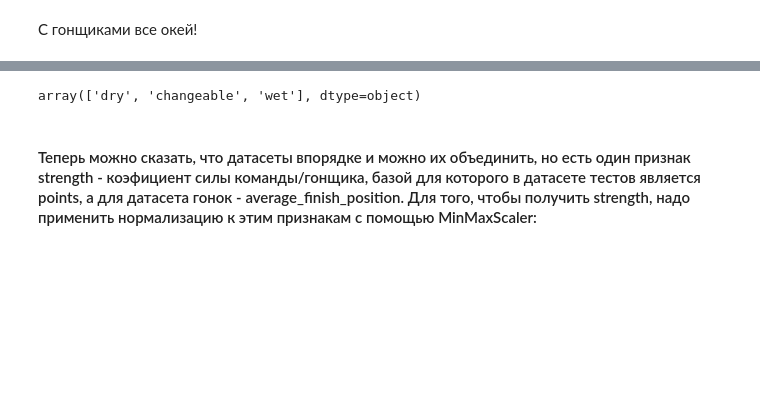
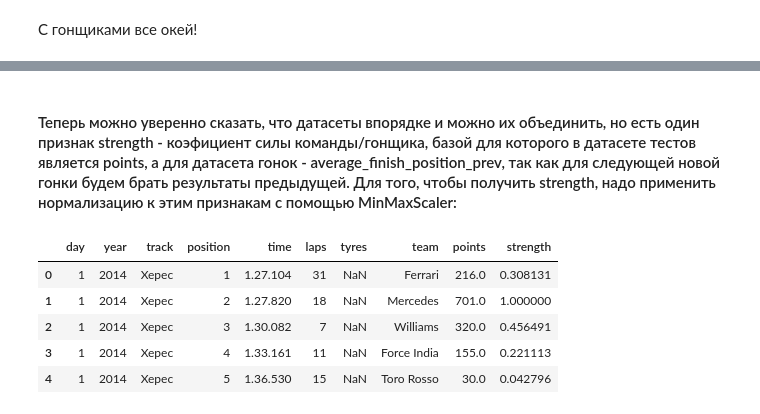
Before and after one commit to AndrewLrrr/f1-guru, a Jupyter notebook: f1-guru.ipynb, the cells around one changed output, grey strips where cells are left out. Cells and saved outputs as stored; diff of their text form; code cells hidden in the pictures; blank space fills up the shorter version.

```diff
--- a/f1-guru.ipynb
+++ b/f1-guru.ipynb
@@ -411,3 +368,0 @@ def fix_tyres_type(name):
-# %%
-df_testing.tyres = df_testing.tyres.apply(fix_tyres_type)
-df_testing[df_testing.tyres.notnull()].tyres.unique()
@@ -439,7 +369,2 @@ def fix_weather(name):
-# %%
-df_racing.weather = df_racing.weather.apply(fix_weather)
-df_racing.weather.unique()
-# %% [output]
-array(['dry', 'changeable', 'wet'], dtype=object)
 # %% [markdown]
-#### Теперь можно сказать, что датасеты впорядке и можно их объединить, но есть один признак strength -  коэфициент силы команды/гонщика, базой для которого в датасете тестов является points, а для датасета гонок - average_finish_position. Для того, чтобы получить strength, надо применить нормализацию к этим признакам с помощью MinMaxScaler:
+#### Теперь можно уверенно сказать, что датасеты впорядке и можно их объединить, но есть один признак strength -  коэфициент силы команды/гонщика, базой для которого в датасете тестов является points, а для датасета гонок - average_finish_position_prev, так как для следующей новой гонки будем брать результаты предыдущей. Для того, чтобы получить strength, надо применить нормализацию к этим признакам с помощью MinMaxScaler:
@@ -445,0 +373,16 @@ array(['dry', 'changeable', 'wet'], dtype=object)
+# %%
+df_testing['strength'] = 0.0
+# %%
+for year in df_testing.year.unique():
+    scaler = MinMaxScaler()
+    scaled = scaler.fit_transform(df_testing['points'][df_testing.year == year].values.reshape(-1, 1))
+    df_testing.loc[df_testing.year == year, 'strength'] = scaled
+# %%
+df_testing.head()
+# %% [output]
+|  | day | year | track | position | time | laps | tyres | team | points | strength |
+| 0 | 1 | 2014 | Херес | 1 | 1.27.104 | 31 | NaN | Ferrari | 216.0 | 0.308131 |
+| 1 | 1 | 2014 | Херес | 2 | 1.27.820 | 18 | NaN | Mercedes | 701.0 | 1.000000 |
+| 2 | 1 | 2014 | Херес | 3 | 1.30.082 | 7 | NaN | Williams | 320.0 | 0.456491 |
+| 3 | 1 | 2014 | Херес | 4 | 1.33.161 | 11 | NaN | Force India | 155.0 | 0.221113 |
+| 4 | 1 | 2014 | Херес | 5 | 1.36.530 | 15 | NaN | Toro Rosso | 30.0 | 0.042796 |
```
Also changed, not shown: parts of 42 cells of this notebook, 1 other file.
